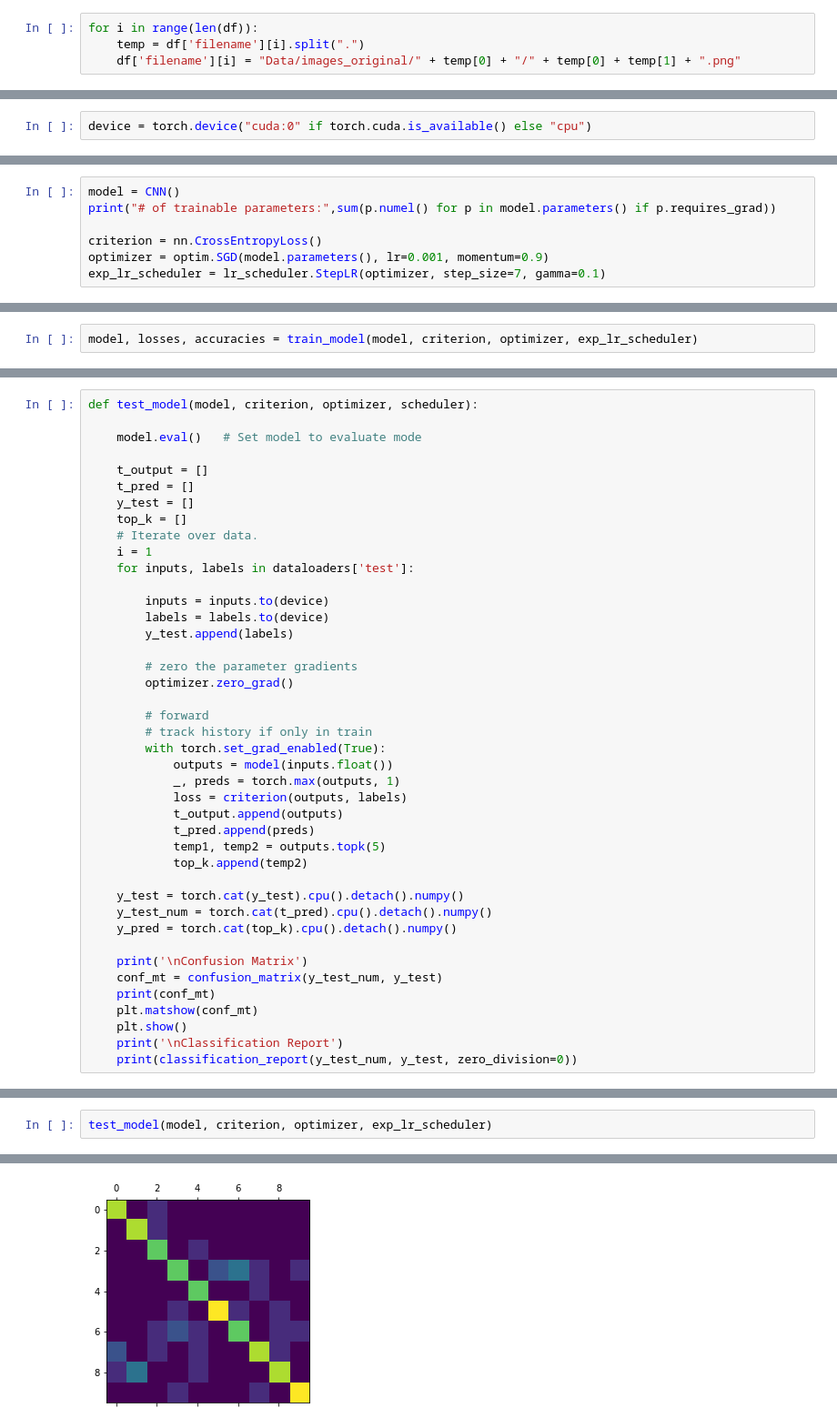
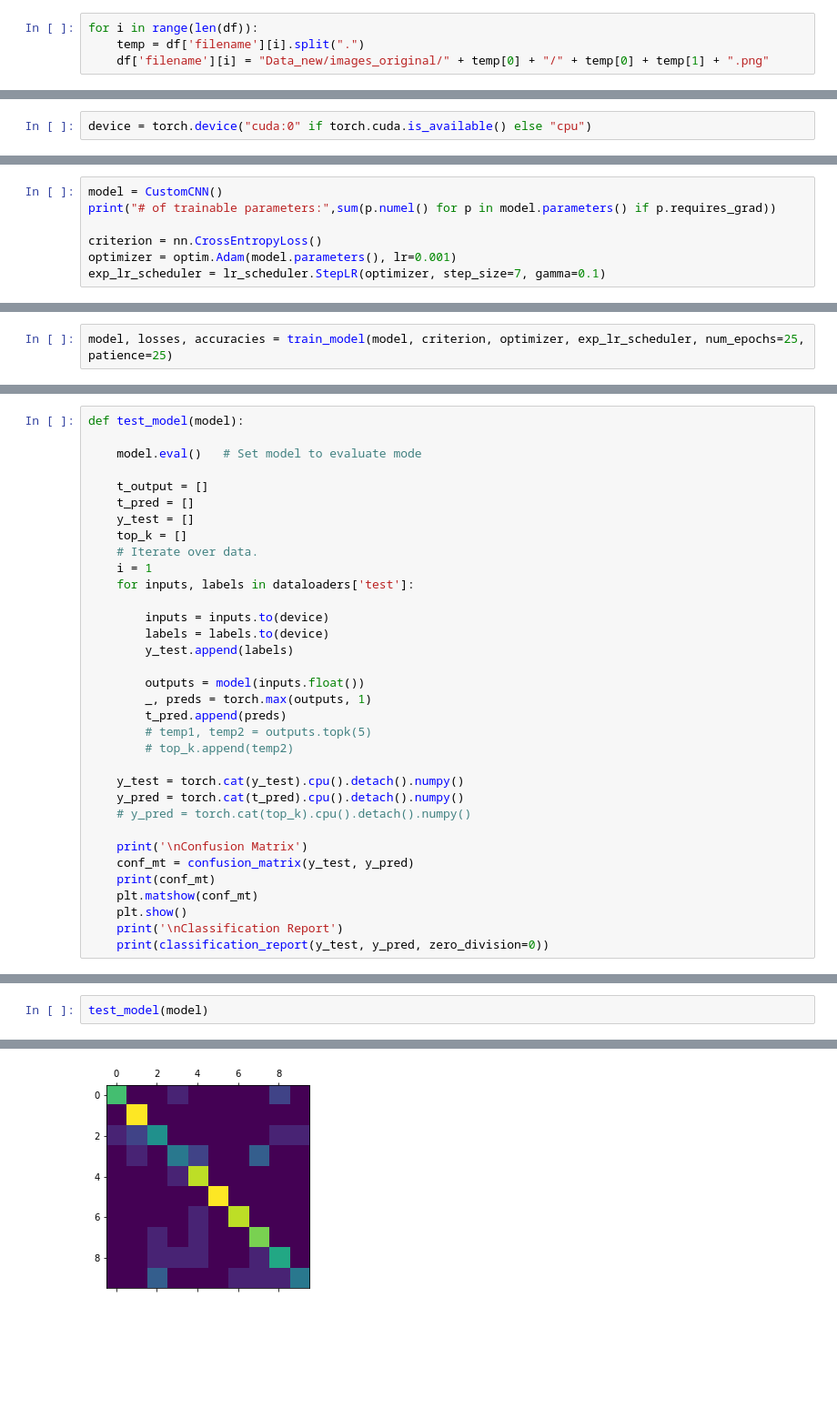
Before and after one commit to mihirchhiber/deep_learning_project, a Jupyter notebook: notebooks/CustomCNN.ipynb, the cells around one changed output, grey strips where cells are left out. Shown at 91% size. Drawn from its saved outputs; the diff is of its cells as text; blank space fills up the shorter version.

```diff
--- a/notebooks/CustomCNN.ipynb
+++ b/notebooks/CustomCNN.ipynb
@@ -35,7 +61,7 @@ df['label'] = df['label'].map(class_name)
 # %%
 for i in range(len(df)):
     temp = df['filename'][i].split(".")
-    df['filename'][i] = "Data/images_original/" + temp[0] + "/" + temp[0] + temp[1] + ".png"
+    df['filename'][i] = "Data_new/images_original/" + temp[0] + "/" + temp[0] + temp[1] + ".png"
 # %% [output]
 A value is trying to be set on a copy of a slice from a DataFrame
 
@@ -244,8 +287,8 @@ class CNN(nn.Module):
 # %%
-model = CNN()
+model = CustomCNN()
 print("# of trainable parameters:",sum(p.numel() for p in model.parameters() if p.requires_grad))
 
 criterion = nn.CrossEntropyLoss()
-optimizer = optim.SGD(model.parameters(), lr=0.001, momentum=0.9)
+optimizer = optim.Adam(model.parameters(), lr=0.001)
 exp_lr_scheduler = lr_scheduler.StepLR(optimizer, step_size=7, gamma=0.1)
 # %% [output]
@@ -257,5 +299,5 @@ model = model.to(device)
 # %%
-model, losses, accuracies = train_model(model, criterion, optimizer, exp_lr_scheduler)
+model, losses, accuracies = train_model(model, criterion, optimizer, exp_lr_scheduler, num_epochs=25, patience=25)
 # %% [output]
 Epoch 0/24
 ----------
@@ -293,5 +335,5 @@ torch.save(model.state_dict(),"weights.pth")
 # %%
-def test_model(model, criterion, optimizer, scheduler):
+def test_model(model):
 
     model.eval()   # Set model to evaluate mode
 
@@ -307,28 +349,20 @@ def test_model(model, criterion, optimizer, scheduler):
         labels = labels.to(device)
         y_test.append(labels)
 
-        # zero the parameter gradients
-        optimizer.zero_grad()
-
-        # forward
-        # track history if only in train
-        with torch.set_grad_enabled(True):
-            outputs = model(inputs.float())
-            _, preds = torch.max(outputs, 1)
-            loss = criterion(outputs, labels)
-            t_output.append(outputs)
-            t_pred.append(preds)
-            temp1, temp2 = outputs.topk(5)
-            top_k.append(temp2)
+        outputs = model(inputs.float())
+        _, preds = torch.max(outputs, 1)
+        t_pred.append(preds)
+        # temp1, temp2 = outputs.topk(5)
+        # top_k.append(temp2)
 
     y_test = torch.cat(y_test).cpu().detach().numpy()
-    y_test_num = torch.cat(t_pred).cpu().detach().numpy()
-    y_pred = torch.cat(top_k).cpu().detach().numpy()
+    y_pred = torch.cat(t_pred).cpu().detach().numpy()
+    # y_pred = torch.cat(top_k).cpu().detach().numpy()
 
     print('\nConfusion Matrix')
-    conf_mt = confusion_matrix(y_test_num, y_test)
+    conf_mt = confusion_matrix(y_test, y_pred)
     print(conf_mt)
     plt.matshow(conf_mt)
     plt.show()
     print('\nClassification Report')
-    print(classification_report(y_test_num, y_test, zero_division=0))
+    print(classification_report(y_test, y_pred, zero_division=0))
@@ -337,4 +369,4 @@ torch.cuda.empty_cache()
 # %%
-test_model(model, criterion, optimizer, exp_lr_scheduler)
+test_model(model)
 # %% [output]
 Confusion Matrix
@@ -351,4 +383,4 @@ Confusion Matrix
-[figure, old version]
+[figure, new version]
 Classification Report
               precision    recall  f1-score   support
 
```
Also changed, not shown: parts of 21 cells of this notebook, 2 other files.
